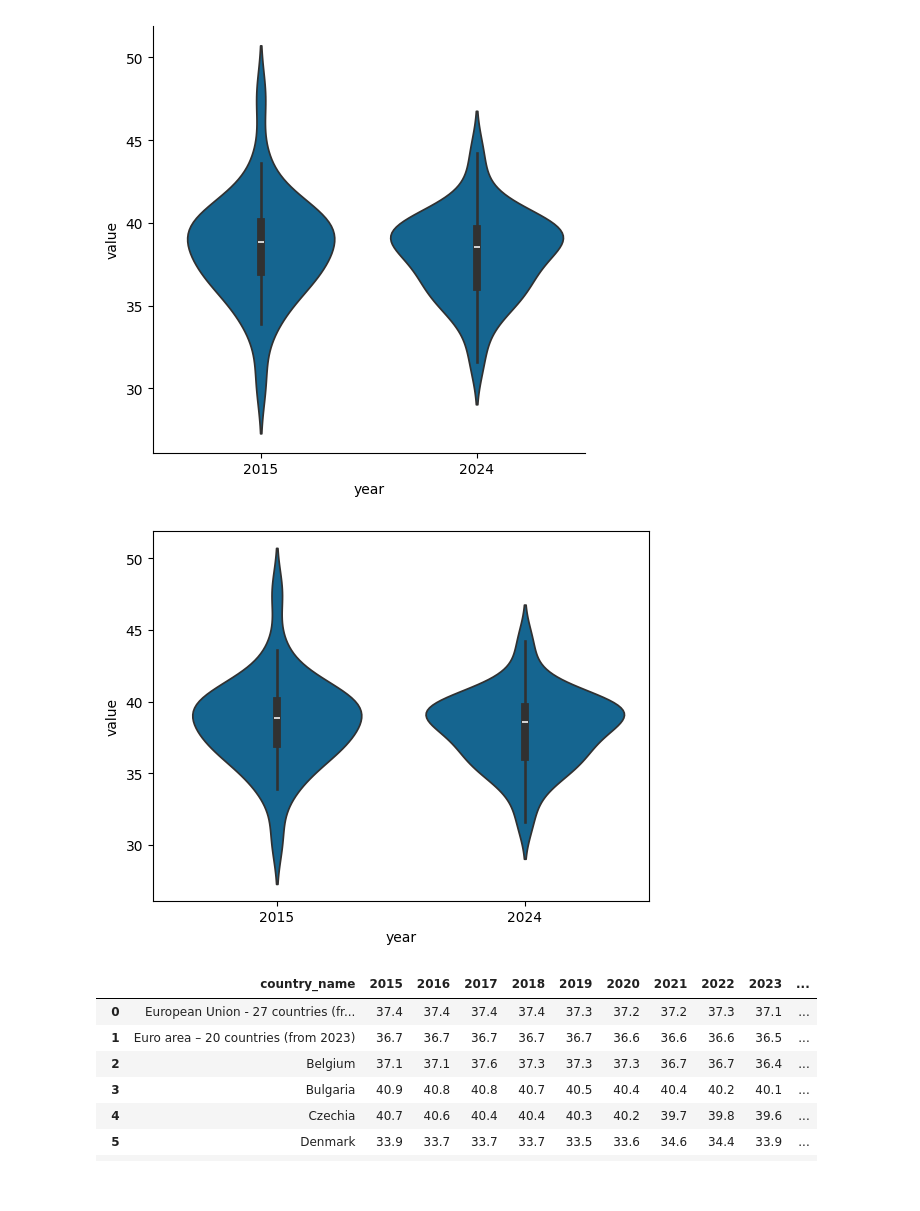
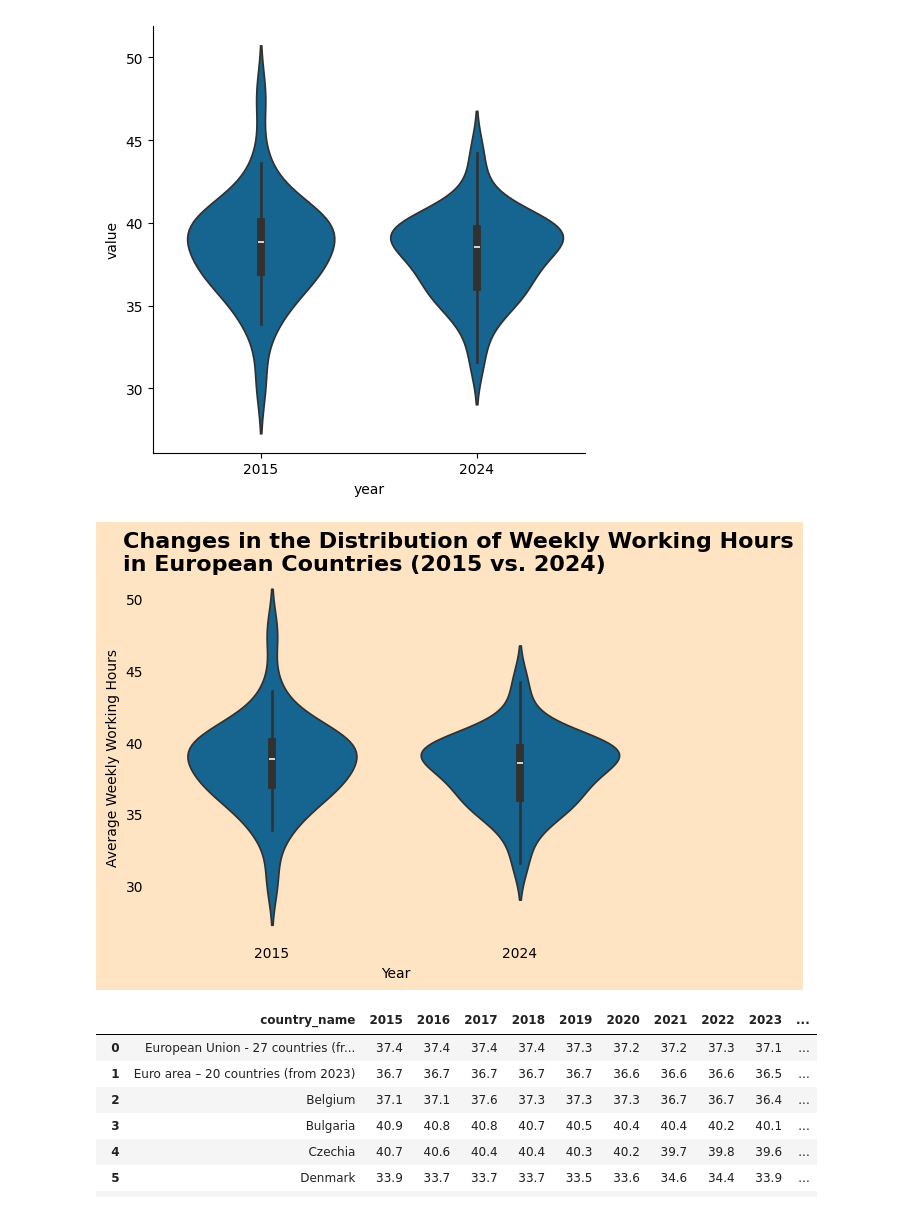
Before and after one commit to tdoan123/data-learning-journey, a Jupyter notebook: Python/Bamboo Weekly/bw_127_wp.ipynb, the cells around one changed output. Saved outputs shown, nothing was run; the diff lists cells and outputs as text; code cells hidden in the pictures.

```diff
--- a/Python/Bamboo Weekly/bw_127.ipynb
+++ b/Python/Bamboo Weekly/bw_127_wp.ipynb
@@ -719,12 +812,32 @@ plt.show()
 # %%
 fig, ax = plt.subplots()
 sns.violinplot(
     x = chart2_data_reform['year'],
     y = chart2_data_reform['value'],
-    ax = ax)
+    ax = ax,
+    )
+
+# formatting chart
+# ax.set_xticks(ticks=[]) # removing x line
+# ax.set_yticks(ticks=[])  # removing y line
+ax.spines[:].set_visible(False) # removing  figure lines (top, right, bottem, left)
+ax.tick_params(axis='both', which='both', length=0)
+
+ax.text(
+    x = -.6,
+    y = 52,
+    s='Changes in the Distribution of Weekly Working Hours\nin European Countries (2015 vs. 2024)',
+    size = 16,
+    fontweight = 'bold',
+)
+
+ax.set_ylabel("Average Weekly Working Hours")
+ax.set_xlabel("Year")
+ax.set_facecolor('bisque')
+fig.set_facecolor('bisque')
 plt.show()
 # %% [output]
-[figure, old version]
+[figure, new version]
 # %%
 work_df2 = work_df.reset_index()
 # %%
```
Also changed, not shown: parts of 21 cells of this notebook.
